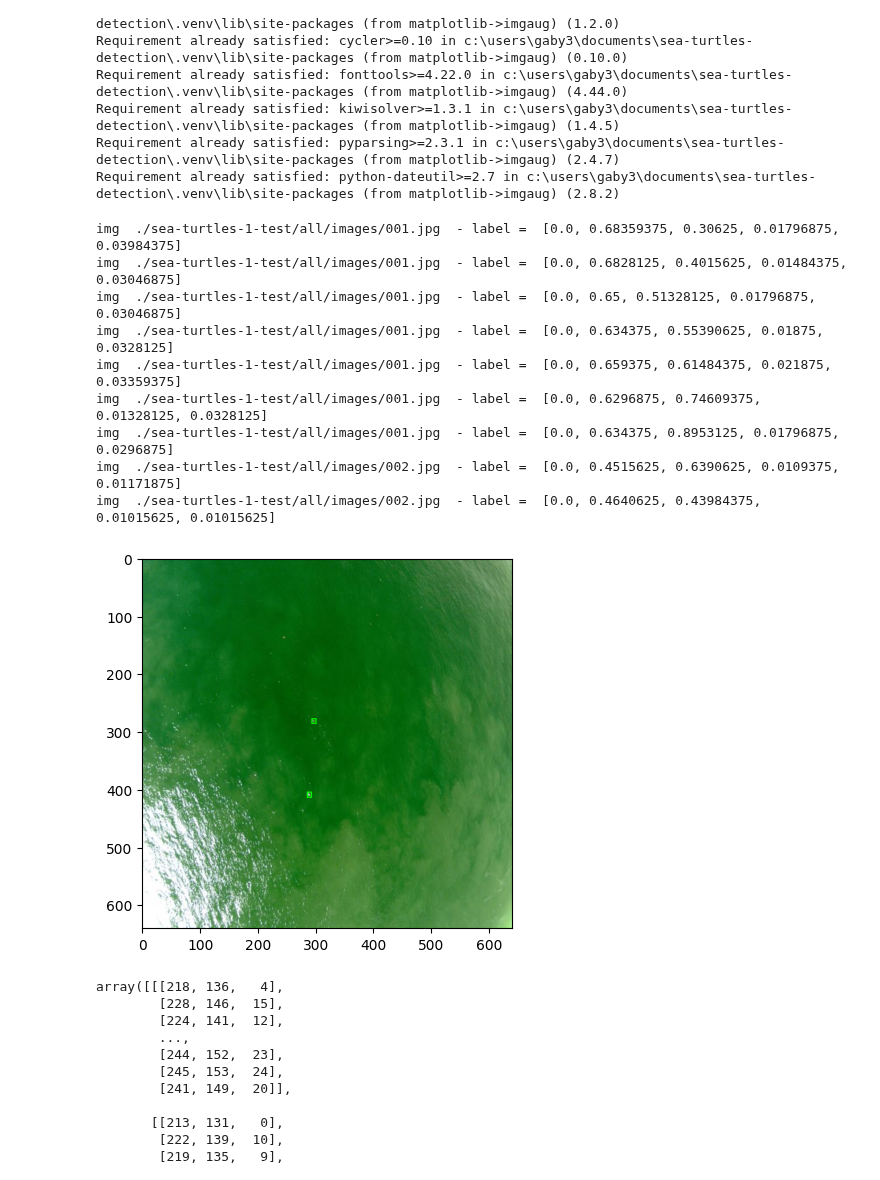
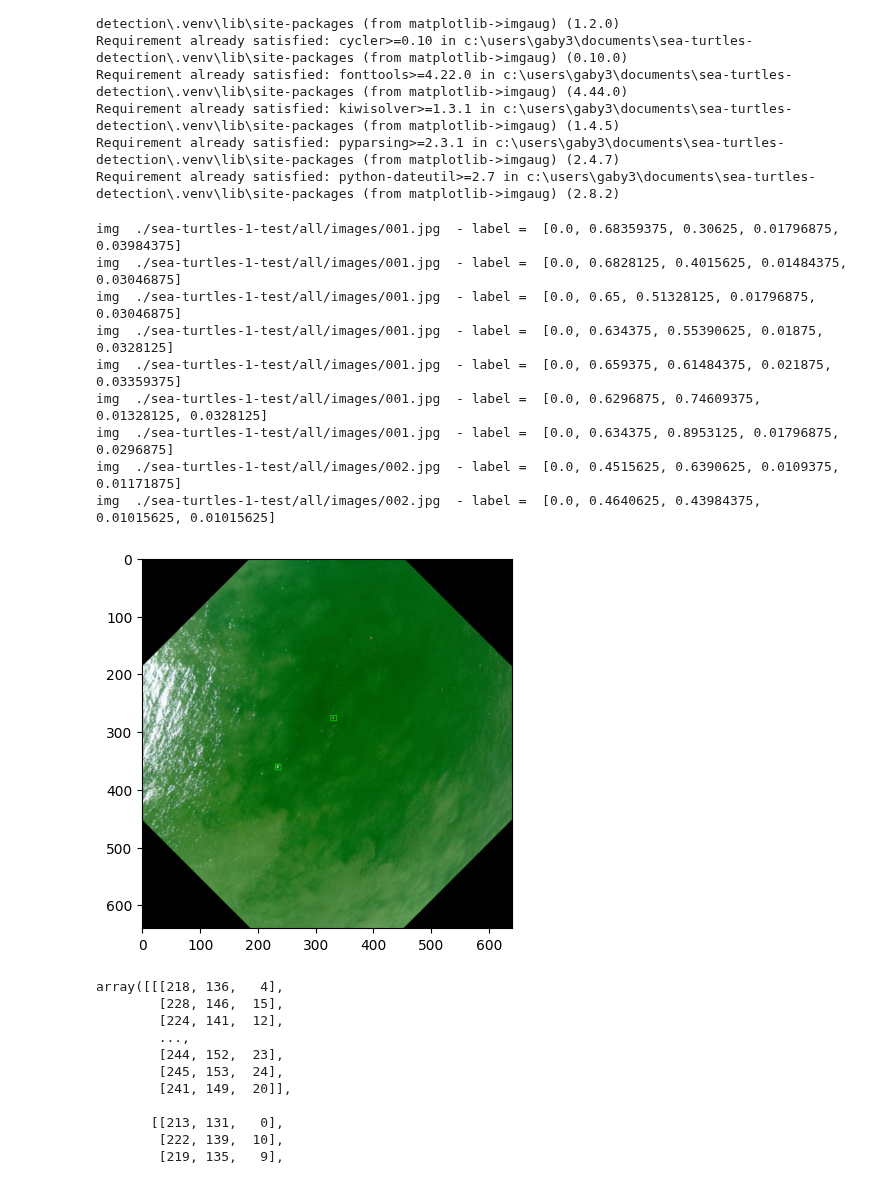
Before and after one commit to gab-es21/sea-turtles-detection, a Jupyter notebook: data_augmentation/data_augmentation.ipynb, the cells around one changed output. Saved outputs shown, nothing was run; the diff lists cells and outputs as text; code cells hidden in the pictures.

```diff
--- a/data_augmentation/data_augmentation.ipynb
+++ b/data_augmentation/data_augmentation.ipynb
@@ -56,35 +57,38 @@ for image_file in image_files:
         list_bbs = []
         for line in file:
 
             # Assuming each line of the annotation file contains [class, xmin, ymin, xmax, ymax]
             annotation = [float(coord) for coord in line.strip().split()]
             print('img ',image_path,' - label = ', annotation)
 
             # Extract the bounding box coordinates
             class_id, center_x, center_y, width, height = annotation
             x1=(center_x-(width/2))*w
             x2=(center_x+(width/2))*w
             y1=(center_y-(height/2))*h
             y2=(center_y+(height/2))*h
 
             bb = BoundingBox(x1=x1,x2=x2,y1=y1,y2=y2)
 
             list_bbs.append(bb)
         bbs = BoundingBoxesOnImage(list_bbs, shape=image.shape)
 
     #print(annotation)
-    plt.imshow(bbs.draw_on_image(image, size=2))
+    #plt.imshow(bbs.draw_on_image(image, size=2))
+
+    image_aug, bbs_aug = iaa.Affine(rotate=45)(image=image, bounding_boxes=bbs)
+    plt.imshow(bbs_aug.draw_on_image(image_aug))
 # %% [output]
 img  ./sea-turtles-1-test/all/images/001.jpg  - label =  [0.0, 0.68359375, 0.30625, 0.01796875, 0.03984375]
 img  ./sea-turtles-1-test/all/images/001.jpg  - label =  [0.0, 0.6828125, 0.4015625, 0.01484375, 0.03046875]
 img  ./sea-turtles-1-test/all/images/001.jpg  - label =  [0.0, 0.65, 0.51328125, 0.01796875, 0.03046875]
 img  ./sea-turtles-1-test/all/images/001.jpg  - label =  [0.0, 0.634375, 0.55390625, 0.01875, 0.0328125]
 img  ./sea-turtles-1-test/all/images/001.jpg  - label =  [0.0, 0.659375, 0.61484375, 0.021875, 0.03359375]
 img  ./sea-turtles-1-test/all/images/001.jpg  - label =  [0.0, 0.6296875, 0.74609375, 0.01328125, 0.0328125]
 img  ./sea-turtles-1-test/all/images/001.jpg  - label =  [0.0, 0.634375, 0.8953125, 0.01796875, 0.0296875]
 img  ./sea-turtles-1-test/all/images/002.jpg  - label =  [0.0, 0.4515625, 0.6390625, 0.0109375, 0.01171875]
 img  ./sea-turtles-1-test/all/images/002.jpg  - label =  [0.0, 0.4640625, 0.43984375, 0.01015625, 0.01015625]
-[figure, old version]
+[figure, new version]
 # %%
 image
 # %% [output]
```
Also changed, not shown: parts of 1 cell of this notebook.
